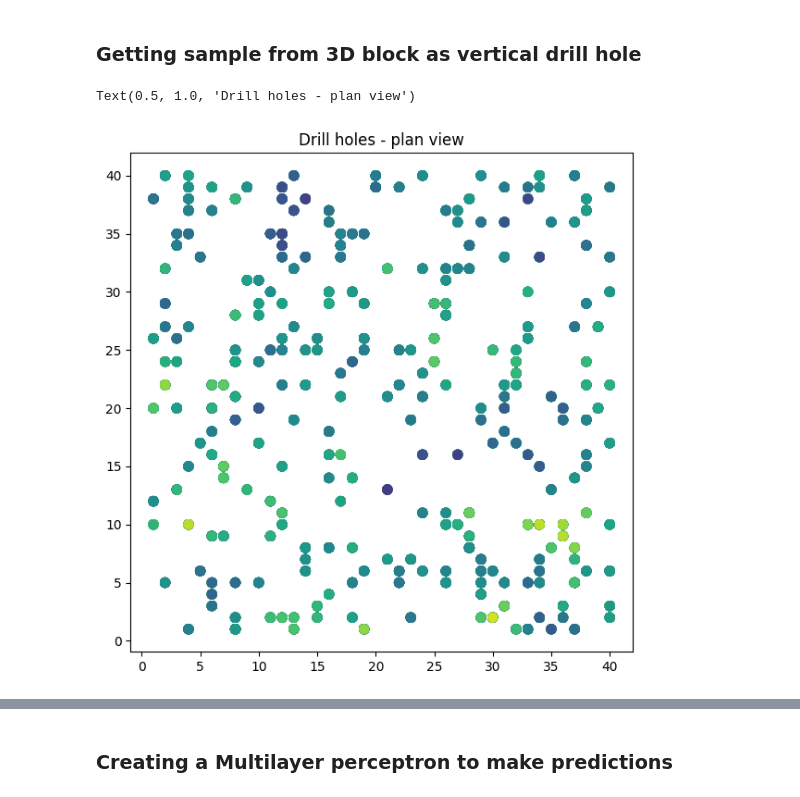
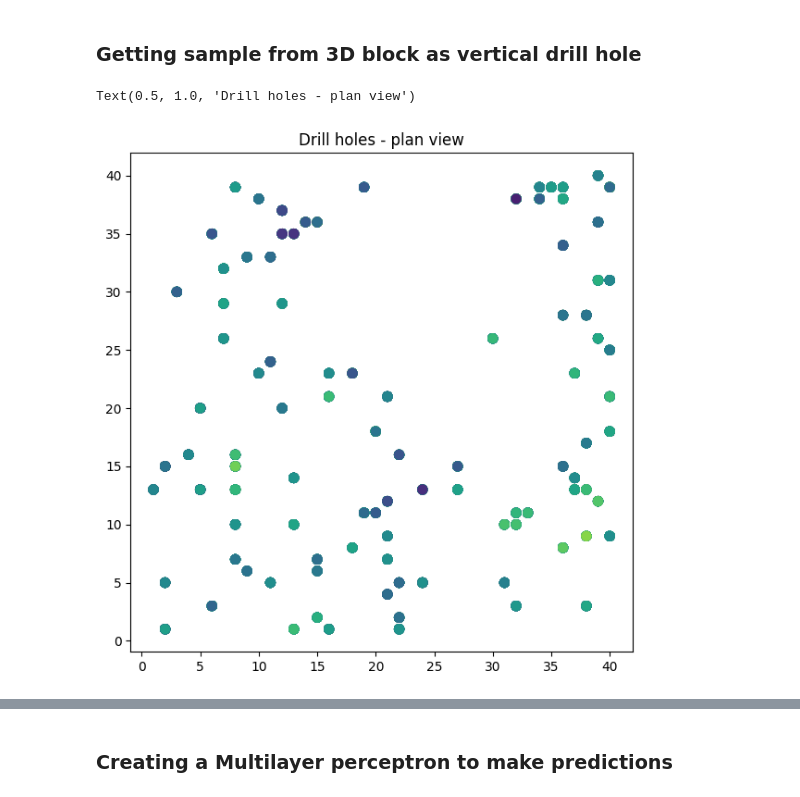
Before and after one commit to Yairama/Geospatial-Interpolation, a Jupyter notebook: 02 multilayer_perceptron.ipynb, the cells around one changed output, grey strips where cells are left out. Drawn from its saved outputs; the diff is of its cells as text; code cells hidden in the pictures.

```diff
--- a/02 multilayer_perceptron.ipynb
+++ b/02 multilayer_perceptron.ipynb
@@ -15,22 +15,24 @@ from sklearn.model_selection import train_test_split
 # %%
 df_simulation = pd.read_csv('data/simulation_data.csv')
 
 grid_size = max(df_simulation['x'].max(),df_simulation['y'].max(),df_simulation['y'].max())
 
-numer_of_drillholes = 300
+numer_of_drillholes = 100
 
 df_simulation[['x','y','z']] = df_simulation[['x','y','z']].astype(float)
 x_y_grid = np.array(np.meshgrid(np.arange(1,grid_size+1,1), np.arange(1,grid_size+1,1))).T.reshape(-1,2)
 df_simulation_sample = pd.DataFrame(columns=['x','y','z','finos'])
 for item in np.random.default_rng().choice(x_y_grid,numer_of_drillholes):
     df_temp = df_simulation[(df_simulation['x']==item[0]) & (df_simulation['y']==item[1])]
     df_simulation_sample = pd.concat([df_temp, df_simulation_sample])
 
+
+
 fig = plt.gcf()
 fig.set_size_inches(7,7)
 plt.scatter(df_simulation_sample['x'],df_simulation_sample['y'],
 c=df_simulation_sample['finos'], marker='o', s=50)
 plt.title('Drill holes - plan view')
 # %% [output]
 Text(0.5, 1.0, 'Drill holes - plan view')
-[figure, old version]
+[figure, new version]
```
Also changed, not shown: parts of 9 cells of this notebook, 4 other files.
